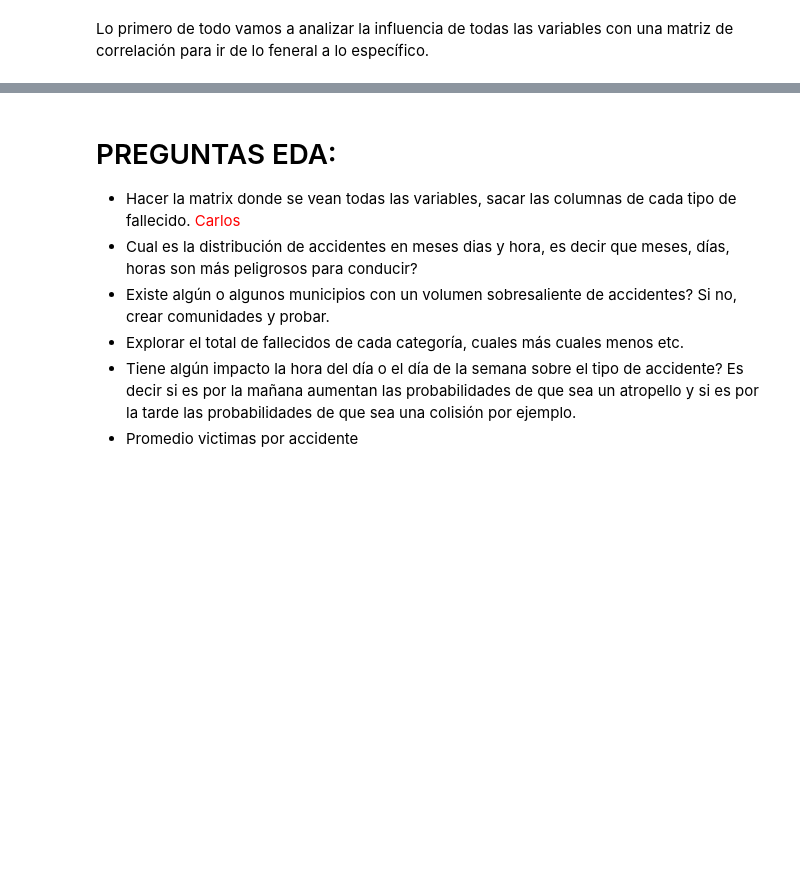
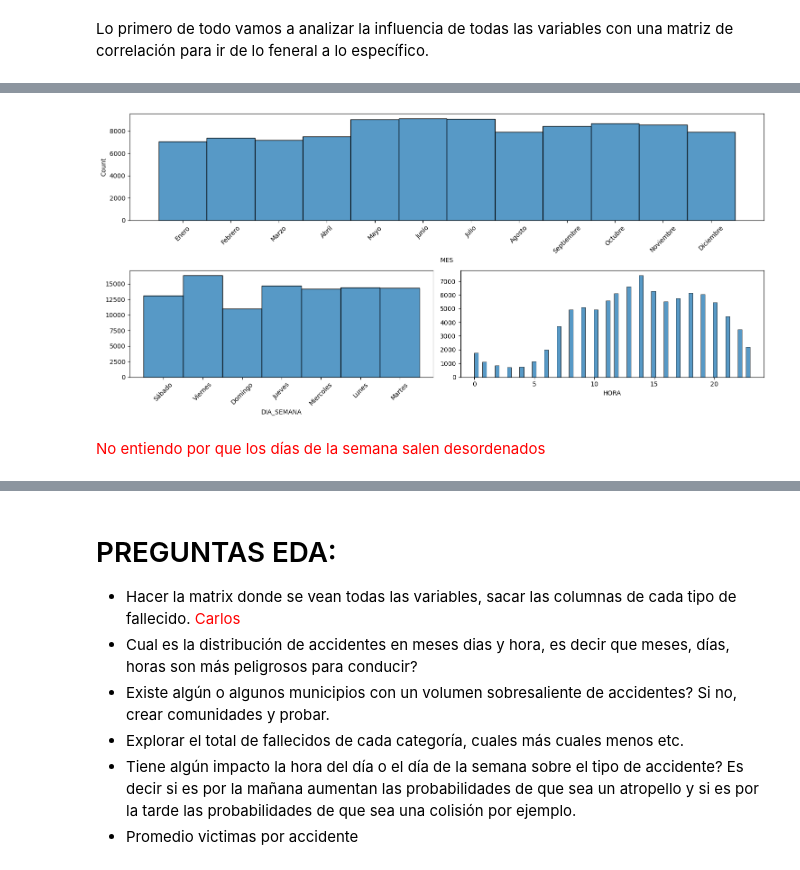
Before and after one commit to 4GeeksAcademy/Proyecto_final_DS_Alex_Carlos, a Jupyter notebook: project/project.ipynb, the cells around one changed output, grey strips where cells are left out. Drawn from its saved outputs; the diff is of its cells as text; code cells hidden in the pictures; blank space fills up the shorter version.

```diff
--- a/project/project.ipynb
+++ b/project/project.ipynb
@@ -276,6 +285,7 @@ df = df.drop(['KM'], axis=1)
 Hay ciertas variables que aunque son categóricas como la provincia, el tipo de vía, el tipo de accidente, etc. Se encuentran en formato numérico, lo cual para entrenar el modelo será mejor pero para visualizar los datos puede ser muy confuso, por lo que vamos a crear diccionarios de todas ellas para ayudar visualizar los datos.
 # %%
 #Diccionarios
+mes = {1: 'Enero', 2: 'Febrero', 3: 'Marzo', 4: 'Abril', 5: 'Mayo', 6: 'Junio', 7: 'Julio', 8: 'Agosto', 9: 'Septiembre', 10: 'Octubre', 11: 'Noviembre', 12: 'Diciembre'}
 
 dia_semana = {1:'Lunes', 2:'Martes', 3:'Miercoles', 4:'Jueves', 5:'Viernes', 6:'Sábado', 7:'Domingo'}
 
@@ -291,7 +301,7 @@ zona = {1:'Carretera',2:'Travesía',3:'Calle',4:'Autopista o autovía urbana'}
 #Me equivoqué, estos diccionarios no hacen falta, necesitamos ponerlos con las nuevas variables
 tipo_accidente={1:'Frontal',2:'Fronto-lateral',3:'Lateral',4:'Por alcance',5:'Múltiple o en caravana',6:'Colisión contra obstáculo o elemento de la vía',7:'Atropello a personas',8:'Atropello a animales',9:'Vuelco',10:'Caída',11:'Sólo salida de la vía',12:'Salida de la vía por la izquierda con colisión',13:'Salida de la vía por la izquierda con despeñamiento',14:'Salida de la vía por la izquierda con vuelco',15:'Salida de la vía por la izquierda, otro tipo',16:'Salida de la vía por la derecha con colisión',17:'Salida de la vía por la derecha con despeñamiento',18:'Salida de la vía por la derecha con vuelco',19:'Salida de la vía por la derecha otro tipo',20:'Otro tipo de accidente'}
 
-nudo = {1:'En intersección', 2:'Fuera de intersección'}
+interseccion = {1:'En intersección', 2:'Fuera de intersección'}
 
 condicion_meteo = {1:'Despejado',2:'Nublado',3:'Lluvia débil',4:'Lluvia fuerte',5:'Granizando',6:'Nevando'}
 
@@ -340,0 +342,11 @@ df['INTERSECCION'] = df['NUDO']
+# %%
+df_eda = df
+
+df_eda['MES'] = df_eda['MES'].map(mes)
+df_eda['DIA_SEMANA'] = df_eda['DIA_SEMANA'].map(dia_semana)
+df_eda['ZONA'] = df_eda['ZONA'].map(zona)
+df_eda['MECANISMO_ACCIDENTE'] = df_eda['MECANISMO_ACCIDENTE'].map(tipo_accidente)
+df_eda['INTERSECCION'] = df_eda['INTERSECCION'].map(interseccion)
+df_eda['CONDICION_METEO'] = df_eda['CONDICION_METEO'].map(condicion_meteo)
+df_eda['CONDICION_SUELO'] = df_eda['CONDICION_SUELO'].map(condicion_firme)
+df_eda['CONDICION_ILUMINACION'] = df_eda['CONDICION_ILUMINACION'].map(condicion_iluminacion)
@@ -385,0 +420,21 @@ Respecto a la relación entre variables dependientes, la más fuerte es entre la
+# %%
+#Relación entre la fecha y los accidentes
+fig = plt.figure(figsize=(15, 7))
+gs = GridSpec(2, 2, figure=fig)
+ax_mes = fig.add_subplot(gs[0, :])      # Ocupa toda la primera fila
+ax_dia = fig.add_subplot(gs[1, 0])      # Segunda fila, primera columna
+ax_hora = fig.add_subplot(gs[1, 1])     # Segunda fila, segunda columna
+
+sns.histplot(data=df_eda, x='MES', ax=ax_mes)
+ax_mes.tick_params(axis='x', rotation=45)
+
+sns.histplot(data=df_eda, x='DIA_SEMANA', ax=ax_dia).set(ylabel=None)
+ax_dia.tick_params(axis='x', rotation=45)
+sns.histplot(data=df_eda, x='HORA', ax=ax_hora).set(ylabel=None)
+
+plt.tight_layout()
+plt.show()
+# %% [output]
+[figure, added]
+# %% [markdown]
+<font color="red">No entiendo por que los días de la semana salen desordenados </font>
```
Also changed, not shown: parts of 15 cells of this notebook.
